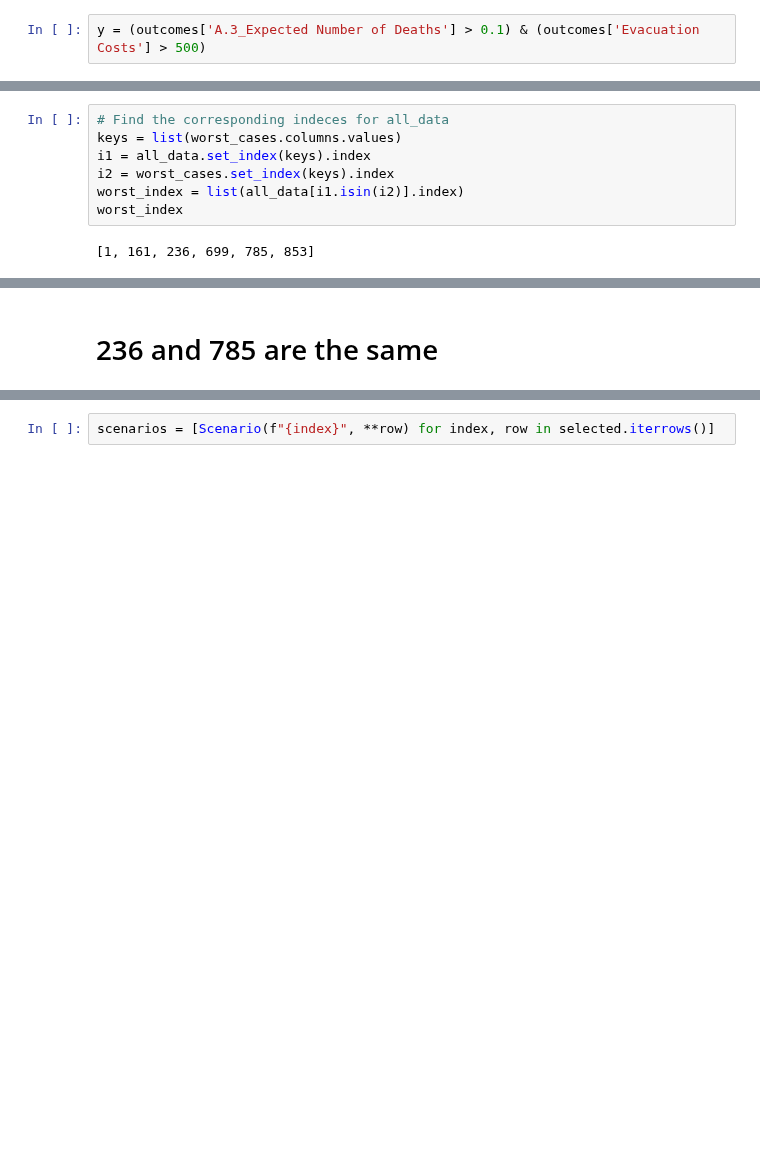
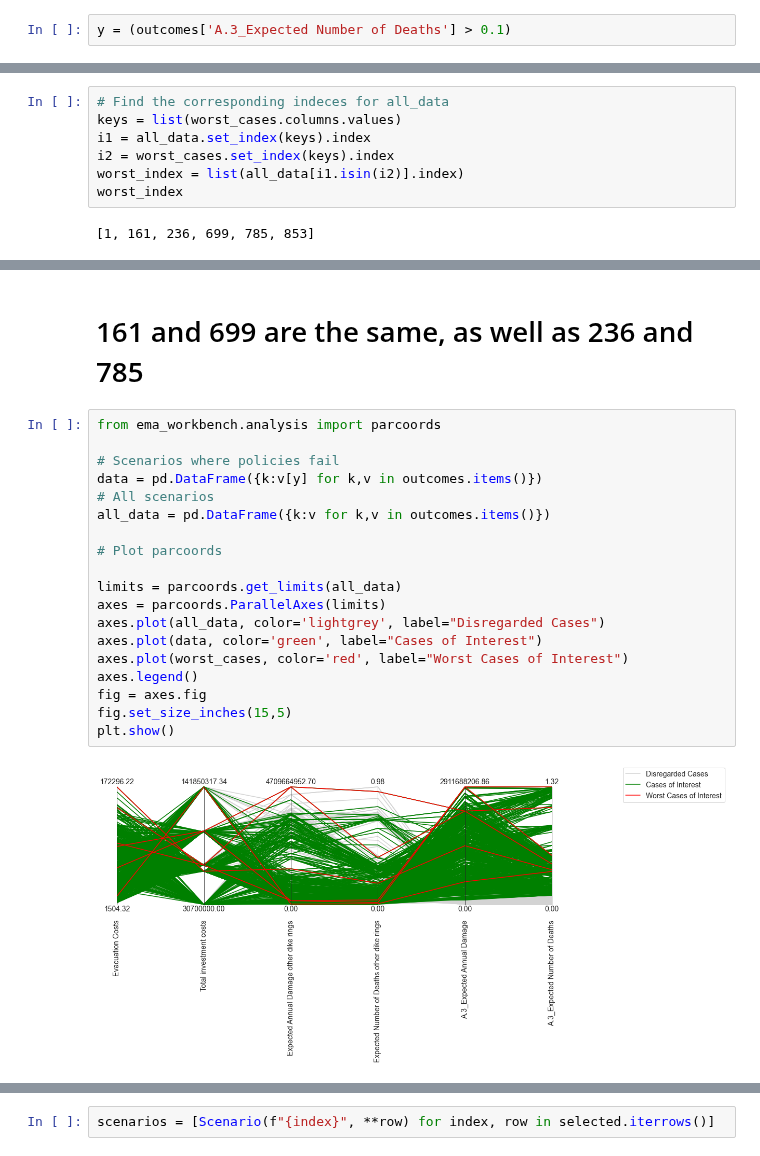
Before and after one commit to tamarvooijs/MBDM, a Jupyter notebook: final assignment/Multi-Scen MORDM Laszlo.ipynb, the cells around one changed output, grey strips where cells are left out. Saved outputs shown, nothing was run; the diff lists cells and outputs as text; blank space fills up the shorter version.

Commit message:
New figures

```diff
--- a/final assignment/Multi-Scen MORDM Laszlo.ipynb
+++ b/final assignment/Multi-Scen MORDM Laszlo.ipynb
@@ -35,2 +35,2 @@ experiments, outcomes = load_results("results/mordm.tar.gz")
 # %%
-y = (outcomes['A.3_Expected Number of Deaths'] > 0.1) & (outcomes['Evacuation Costs'] > 500)
+y = (outcomes['A.3_Expected Number of Deaths'] > 0.1)
@@ -98,8 +79,29 @@ selected
 | 699 | 2.5 | 1.5 | 1.5 | 24.0 | 210.837332 | 0.123387 | ... |
 | 785 | 1.5 | 1.5 | 1.5 | 33.0 | 133.480534 | 0.751003 | ... |
 | 853 | 4.5 | 4.5 | 3.5 | 75.0 | 160.026707 | 0.394881 | ... |
-# %% [markdown]
-# 236 and 785 are the same
+# %% [markdown]
+# 161 and 699 are the same, as well as 236 and 785
+# %%
+from ema_workbench.analysis import parcoords
+
+# Scenarios where policies fail
+data = pd.DataFrame({k:v[y] for k,v in outcomes.items()})
+# All scenarios
+all_data = pd.DataFrame({k:v for k,v in outcomes.items()})
+
+# Plot parcoords
+
+limits = parcoords.get_limits(all_data)
+axes = parcoords.ParallelAxes(limits)
+axes.plot(all_data, color='lightgrey', label="Disregarded Cases")
+axes.plot(data, color='green', label="Cases of Interest")
+axes.plot(worst_cases, color='red', label="Worst Cases of Interest")
+axes.legend()
+fig = axes.fig
+fig.set_size_inches(15,5)
+plt.show()
+# %% [output]
+[figure, added]
 # %%
 # Drop 785
 selected = selected.drop(785)
```
Also changed, not shown: parts of 6 cells of this notebook, 4 other files.
